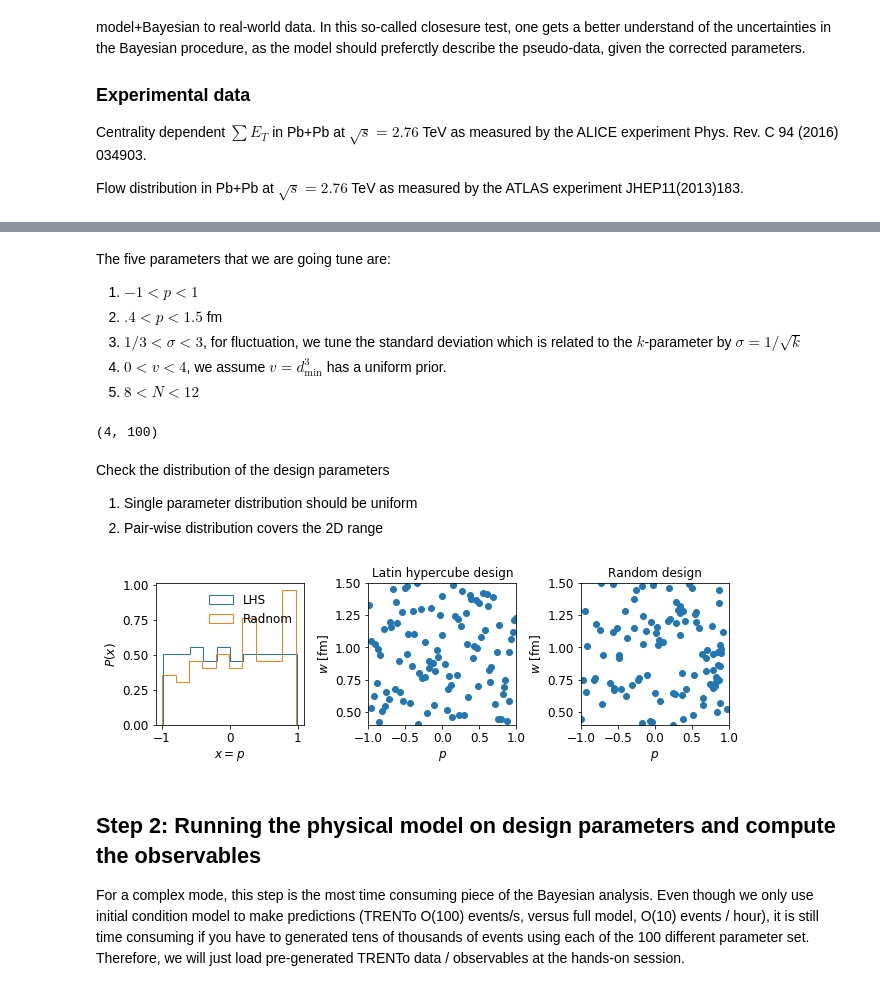
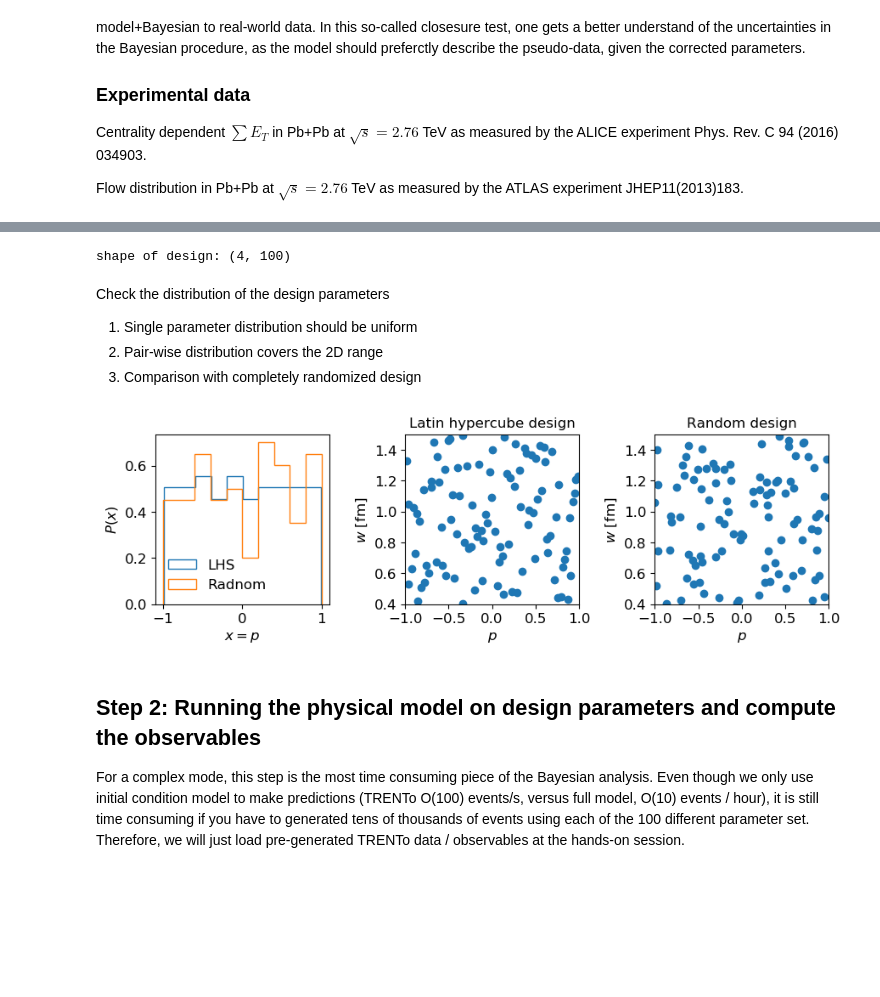
Before and after one commit to keweiyao/JETSCAPE2020-TRENTO-BAYES, a Jupyter notebook: trento-bayes.ipynb, the cells around one changed output, grey strips where cells are left out. Saved outputs shown, nothing was run; the diff lists cells and outputs as text; code cells hidden in the pictures; blank space fills up the shorter version.

Commit message:
download data script

```diff
--- a/trento-bayes.ipynb
+++ b/trento-bayes.ipynb
@@ -133,16 +103,11 @@ def Random_design(ranges, npoints, ndim, seed=12345):
-# %% [markdown]
-The five parameters that we are going tune are:
-1.   $-1 < p < 1$
-2.   $.4 < p < 1.5 $ fm
-3.   $1/3 < \sigma < 3$, for fluctuation, we tune the standard deviation which is related to the $k$-parameter by $\sigma = 1/\sqrt{k}$
-4.   $0<v<4$, we assume $v = d_\min^3$ has a uniform prior.
-5.   $8 < N < 12$
 # %%
+########## Block 2 ##############
 ParamLabels = ["p","w","s","v","N"]
 ParamTexLabels = [r"$p$",r"$w$ [fm]",
                   r"$\sigma$", r"$v$ [fm${}^3$]",
                   r"$N$"]
-RangeWithLabels = {"p": [-1, 1],
+RangeWithLabels = {
+                "p": [-1, 1],
                "w": [0.4, 1.5],
                "s": [1./3., 3.],
                "v": [0, 2.],
@@ -153,49 +118,71 @@ ranges = np.array([
 ])
 ndim = len(ParamLabels)
 
-use_existing_design = True
+# This function load a pre-generated Latin-hypercube
+# design of parameters [p, w, sigma, v]
+def load_existing_design(filename="ModelData/training-data/Design.dat"):
+    Design = np.loadtxt(filename).T
+    return Design
 
-if not use_existing_design:
-    # Design Latin-Hypercube for the first four parameters:
-    NumberOfDesign = 100
-    Design = LHS_design(ranges[:4], NumberOfDesign, ndim=4)
-
-else:
-    Design, NumberOfDesign, _ = load_existing_design()
-RandomDesign = Random_design(ranges[:4],100, ndim=ndim)
-print(Design.shape)
+# This function sample completely random design
+# We will compare its difference with LHS design
+def Random_design(npoints, ranges, seed=12345):
+    # Just in case you haven't install R yet...
+    np.random.seed(seed)
+    unitcube = np.random.rand(npoints, ranges.shape[0])
+    Design = np.array([
+       (1.-x)*lower + x*upper
+       for (lower, upper), x in zip(ranges, unitcube.T)
+    ])
+    return Design
-# %% [output]
-(4, 100)
+# %%
+########## Block 3 ##############
+# Load existing design
+Design = load_existing_design()
+print("shape of design:", Design.shape)
+Npoints = Design.shape[1]
+# Generate a random design
+RandomDesign = Random_design(Npoints, ranges[:4])
+# %% [output]
+shape of design: (4, 100)
 # %% [markdown]
 Check the distribution of the design parameters
 1. Single parameter distribution should be uniform
 2. Pair-wise distribution covers the 2D range
+3. Comparison with completely randomized design
 # %%
+########## Block 4 ##############
+# we have three subplots to check
 fig, (ax1, ax2, ax3) = plt.subplots(ncols=3, figsize=(9,3))
 
+# In subplot 1, check the one parameter distribution,
+# and compare to the one generated in random design
 ax1.hist(Design[0], bins=10, histtype='step',
          density=True, label='LHS')
 ax1.hist(RandomDesign[0], bins=10, histtype='step',
          density=True, label='Radnom')
-ax1.legend()
+ax1.legend(loc='lower left')
 ax1.set_xlabel(r"$x=$"+ParamTexLabels[0])
 ax1.set_ylabel(r"$P(x)$")
 
+# In subplot 2, check the two-parameter scatter plot
 ax2.scatter(Design[0], Design[1])
 ax2.axis([*ranges[0], *ranges[1]])
 ax2.set_xlabel(ParamTexLabels[0])
 ax2.set_ylabel(ParamTexLabels[1])
 ax2.set_title("Latin hypercube design")
 
+# In subplot 3, check the two-parameter scatter plot
+# for Random design
 ax3.scatter(RandomDesign[0],RandomDesign[1])
 ax3.axis([*ranges[0], *ranges[1]])
 ax3.set_xlabel(ParamTexLabels[0])
 ax3.set_ylabel(ParamTexLabels[1])
 ax3.set_title("Random design")
 
 plt.tight_layout(True)
 # %% [output]
-[figure, old version]
+[figure, new version]
 # %% [markdown]
 ## Step 2: Running the physical model on design parameters and compute the observables
 
```
Also changed, not shown: parts of 42 cells of this notebook.
